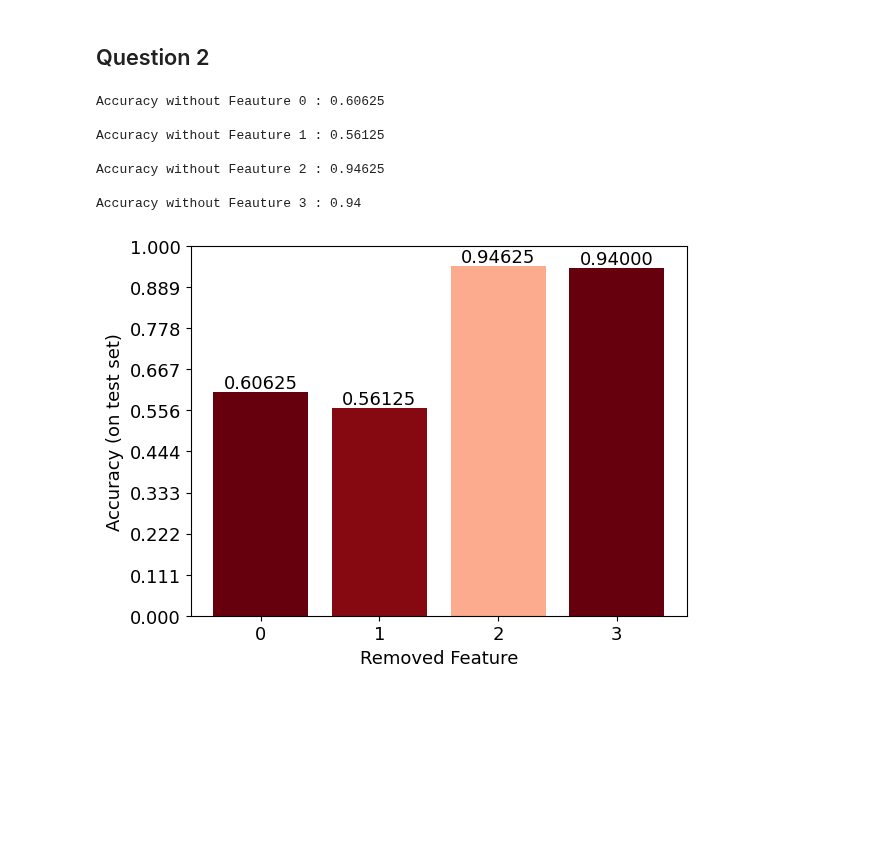
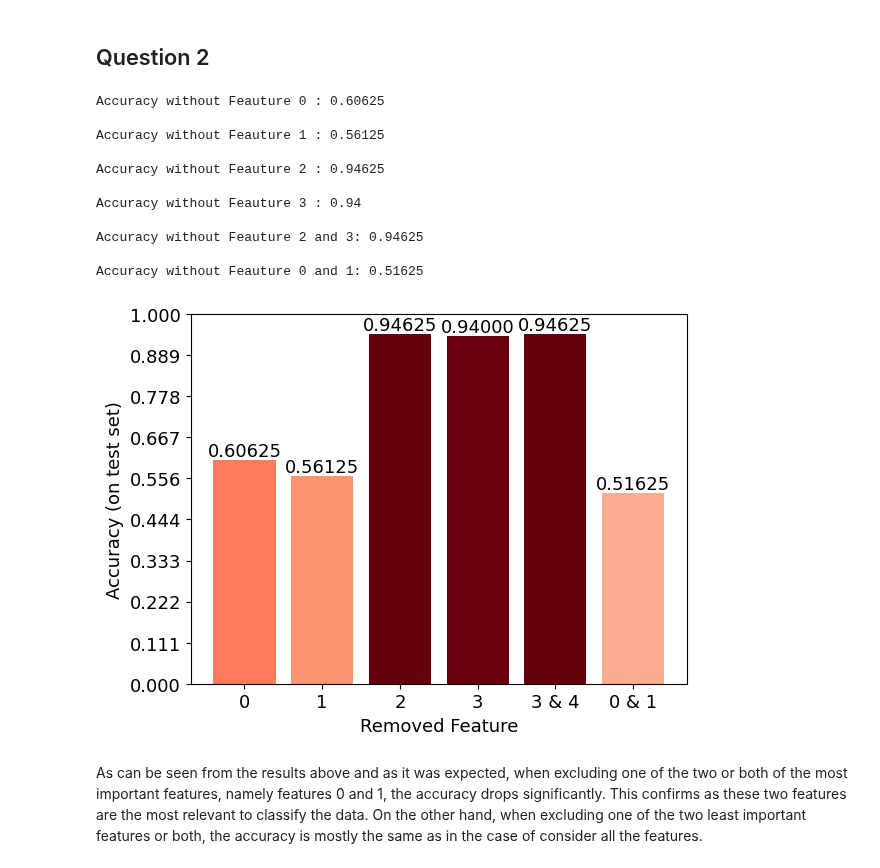
Before and after one commit to pietromalagoli/LCPB, a Jupyter notebook: Assignments/Ex3/group2404_exercise3.ipynb, the cells around one changed output. Drawn from its saved outputs; the diff is of its cells as text; code cells hidden in the pictures; blank space fills up the shorter version.

```diff
--- a/Assignments/Ex3/group2404_exercise3.ipynb
+++ b/Assignments/Ex3/group2404_exercise3.ipynb
@@ -284,6 +278,26 @@ for i in range(4):
     #model.score(x_test2,y_test)
     accuracy_values.append(accuracy)
     print("Accuracy without Feauture",i,":", accuracy,'\n',)
+
+x_train2=np.array(np.column_stack([x_train[:,j] for j in [0,1]]))
+x_test2=np.array(np.column_stack([x_test[:,j] for j in [0,1]]))
+#print(x_train2,'\n')
+model.fit(x_train2,y_train)
+y_pred2 = model.predict(x_test2)
+accuracy = accuracy_score(y_test,y_pred2)
+#model.score(x_test2,y_test)
+accuracy_values.append(accuracy)
+print("Accuracy without Feauture 2 and 3:", accuracy,'\n',)
+
+x_train2=np.array(np.column_stack([x_train[:,j] for j in [2,3]]))
+x_test2=np.array(np.column_stack([x_test[:,j] for j in [2,3]]))
+#print(x_train2,'\n')
+model.fit(x_train2,y_train)
+y_pred2 = model.predict(x_test2)
+accuracy = accuracy_score(y_test,y_pred2)
+#model.score(x_test2,y_test)
+accuracy_values.append(accuracy)
+print("Accuracy without Feauture 0 and 1:", accuracy,'\n',)
 # %% [output]
 Accuracy without Feauture 0 : 0.60625
 
@@ -292,14 +306,23 @@ Accuracy without Feauture 1 : 0.56125
 Accuracy without Feauture 2 : 0.94625
 
 Accuracy without Feauture 3 : 0.94
+
+Accuracy without Feauture 2 and 3: 0.94625
+
+Accuracy without Feauture 0 and 1: 0.51625
 # %%
+removed_features = ['0', '1', '2', '3','3 & 4','0 & 1']
+
 my_cmap=plt.get_cmap("Reds")
-plt.bar(range(4), accuracy_values,color=my_cmap(rescale(model.feature_importances_)))
+plt.bar(range(6), accuracy_values,color=my_cmap(rescale(accuracy_values)))
 plt.xlabel("Removed Feature")
-plt.xticks(np.arange(4))
+#plt.xticks(np.array([0,1,2,3]))
+plt.xticks(range(6), removed_features)
 plt.ylabel("Accuracy (on test set)")
 plt.yticks(np.linspace(0,1,10))
 for i, value in enumerate(accuracy_values):
     plt.text(i, value, f'{value:.5f}', ha='center', va='bottom')
 # %% [output]
-[figure, old version]
+[figure, new version]
+# %% [markdown]
+As can be seen from the results above and as it was expected, when excluding one of the two or both of the most important features, namely features 0 and 1, the accuracy drops significantly. This confirms as these two features are the most relevant to classify the data. On the other hand, when excluding one of the two least important features or both, the accuracy is mostly the same as in the case of consider all the features.
```
Also changed, not shown: parts of 1 cell of this notebook.
